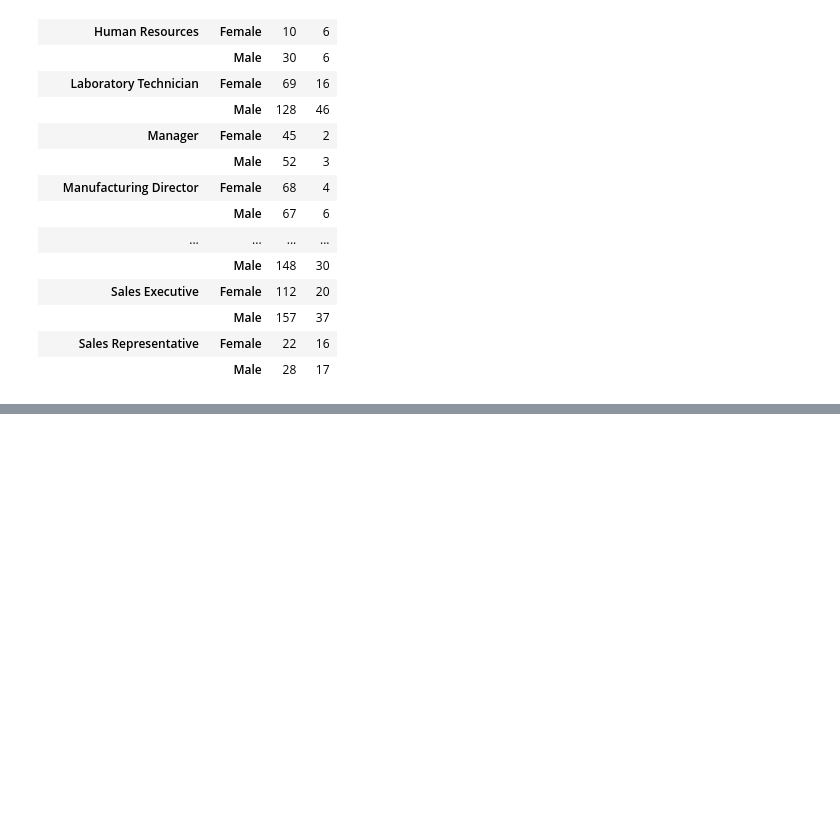
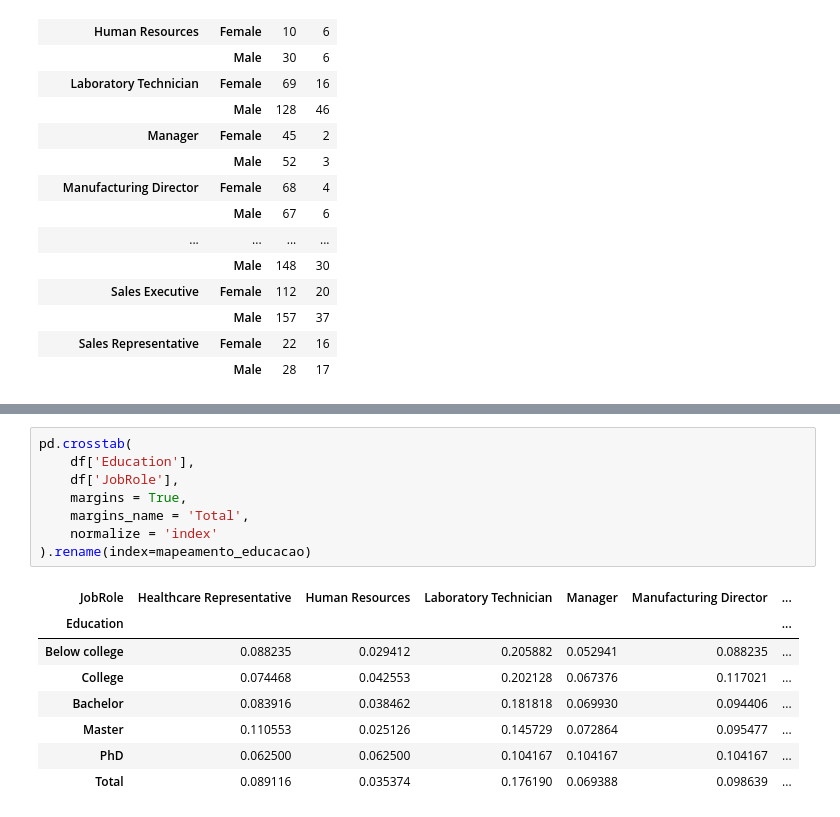
Before and after one commit to stephanyresque/projeto-IBM, a Jupyter notebook: projeto_IBM.ipynb, the cells around one changed output, grey strips where cells are left out. Drawn from its saved outputs; the diff is of its cells as text; blank space fills up the shorter version.

```diff
--- a/projeto_IBM.ipynb
+++ b/projeto_IBM.ipynb
@@ -1174,0 +1310,17 @@ df.pivot_table(
+# %%
+pd.crosstab(
+    df['Education'],
+    df['JobRole'],
+    margins = True,
+    margins_name = 'Total',
+    normalize = 'index'
+).rename(index=mapeamento_educacao)
+# %% [output]
+| JobRole | Healthcare Representative | Human Resources | Laboratory Technician | Manager | Manufacturing Director | ... |
+| Education |  |  |  |  |  | ... |
+| Below college | 0.088235 | 0.029412 | 0.205882 | 0.052941 | 0.088235 | ... |
+| College | 0.074468 | 0.042553 | 0.202128 | 0.067376 | 0.117021 | ... |
+| Bachelor | 0.083916 | 0.038462 | 0.181818 | 0.069930 | 0.094406 | ... |
+| Master | 0.110553 | 0.025126 | 0.145729 | 0.072864 | 0.095477 | ... |
+| PhD | 0.062500 | 0.062500 | 0.104167 | 0.104167 | 0.104167 | ... |
+| Total | 0.089116 | 0.035374 | 0.176190 | 0.069388 | 0.098639 | ... |
```
Also changed, not shown: parts of 15 cells of this notebook.
